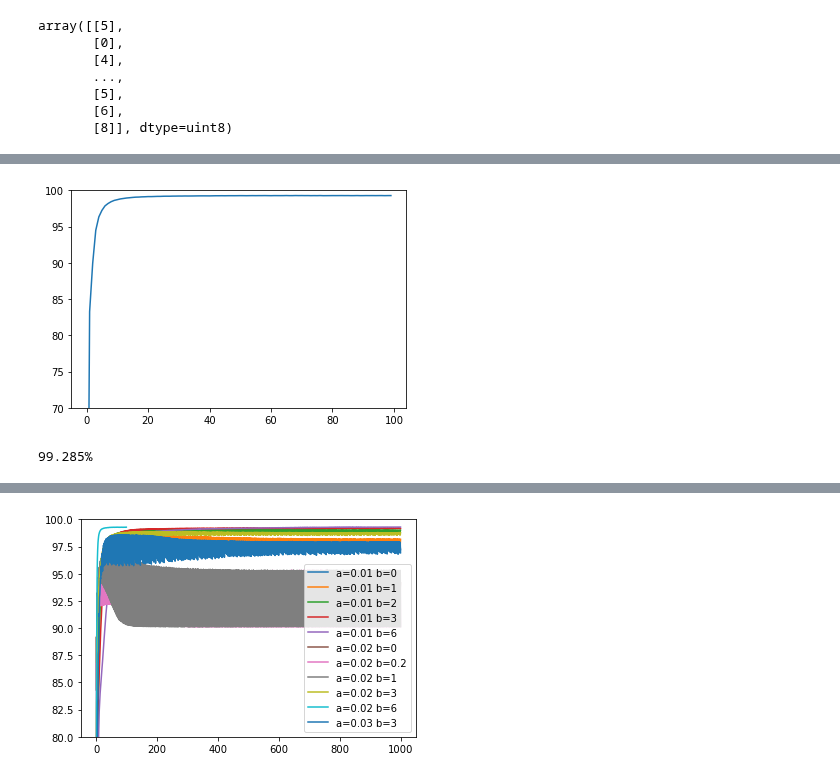
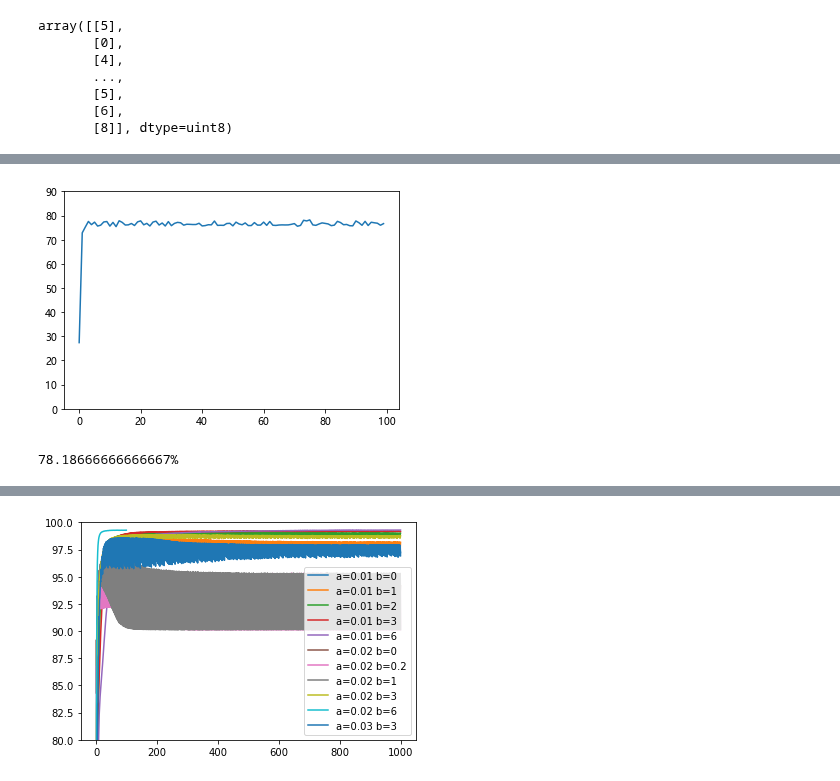
Before and after one commit to ShinATK/JupyterNotebook, a Jupyter notebook: Artificial_Synaptic_Neural_Network/SNN.ipynb, the cells around one changed output, grey strips where cells are left out. Cells and saved outputs as stored; diff of their text form; code cells hidden in the pictures.

```diff
--- a/Artificial_Synaptic_Neural_Network/SNN.ipynb
+++ b/Artificial_Synaptic_Neural_Network/SNN.ipynb
@@ -190,7 +210,7 @@ def each_change(matrix_old, gradw, learning_rate):
             # matrix_new[i] = findGP_num(matrix_old[i])
         elif gradw[i] > 0:
             # matrix_new[i] = findGD_num(matrix_old[i])
-            matrix_new[i] = matrix_old[i] - learning_rate*weight_minus(matrix_old[i])
+            matrix_new[i] = matrix_old[i] + learning_rate*weight_minus(matrix_old[i])
         else:
             continue
     return matrix_new
@@ -271,9 +291,9 @@ def optimize(G, b, X, Y, num_iterations, learning_rate, print_cost=False):
         G['-'][np.where(G['-']<0)] = 0
         #######
 
-
-        costs.append(cost)
-        accus.append(accu)
+        if i%10 == 0:
+            costs.append(cost)
+            accus.append(accu)
 
 #             print(f"w max:{np.max(w)}, w min:{np.min(w)}")
 #             print(f"dw max:{np.max(dw)}, dw min:{np.min(dw)}")
@@ -281,7 +301,7 @@ def optimize(G, b, X, Y, num_iterations, learning_rate, print_cost=False):
 #             w_tmp = w.copy()
 #             plt.imshow(w_tmp.reshape((28,28)))
 #             plt.pause(1)
-        if print_cost and i%(num_iterations//10) == 0:
+        if print_cost and i%100 == 0:
             print("    Cost after iterations %i: %f" %(i, cost), end=' ')
             print(f"accu: {accus[-1]}%")
 
@@ -375,11 +395,11 @@ def reg_num_set(reg_num):
 regnum_accu = {}
 regnum_cost = {}
 # regnum_w = {}
-for each in range(10):
+for each in range(9, 10):
     reg_num, train_X, train_Y, test_X, test_Y = reg_num_set(each)
     # 进行模型训练
     print(f"Number {reg_num} Recognition:")
-    d = model(train_X, train_Y, test_X, test_Y, num_iterations=100, learning_rate=1, print_cost=False)
+    d = model(train_X, train_Y, test_X, test_Y, num_iterations=1000, learning_rate=1, print_cost=True)
     regnum_accu[each] = d["accus"]
     regnum_cost[each] = d["costs"]
     # regnum_w[each] = d["w"]
@@ -433,11 +443,11 @@ plt.pause(0.1)
 # %%
 accus = d["accus"].copy()
 plt.plot(accus)
-plt.ylim(70, 100)
+plt.ylim(0, 90)
 plt.show()
-np.savetxt(f"accu{reg_num}_a={parameters['a+']}_b={parameters['b+']}.txt", accus)
+# np.savetxt(f"accu{reg_num}_a={parameters['a+']}_b={parameters['b+']}.txt", accus)
 # np.savetxt(f"accu{reg_num}_ideal.txt", accus)
 print(f"{max(accus)}%")
 # %% [output]
-[figure, old version]
+[figure, new version]
-99.285%
+78.18666666666667%
```
Also changed, not shown: parts of 5 cells of this notebook, 11 other files.
